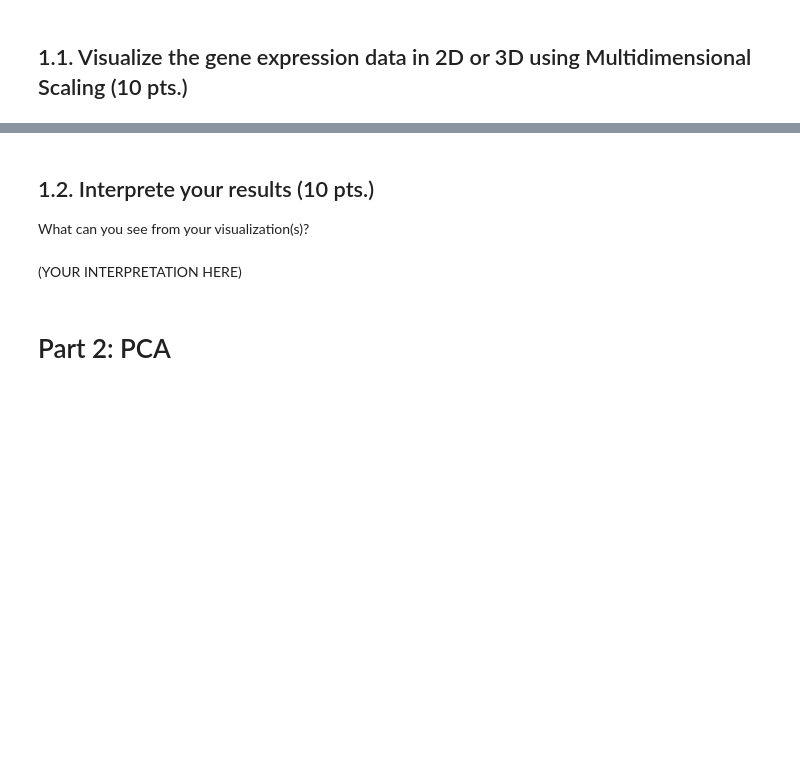
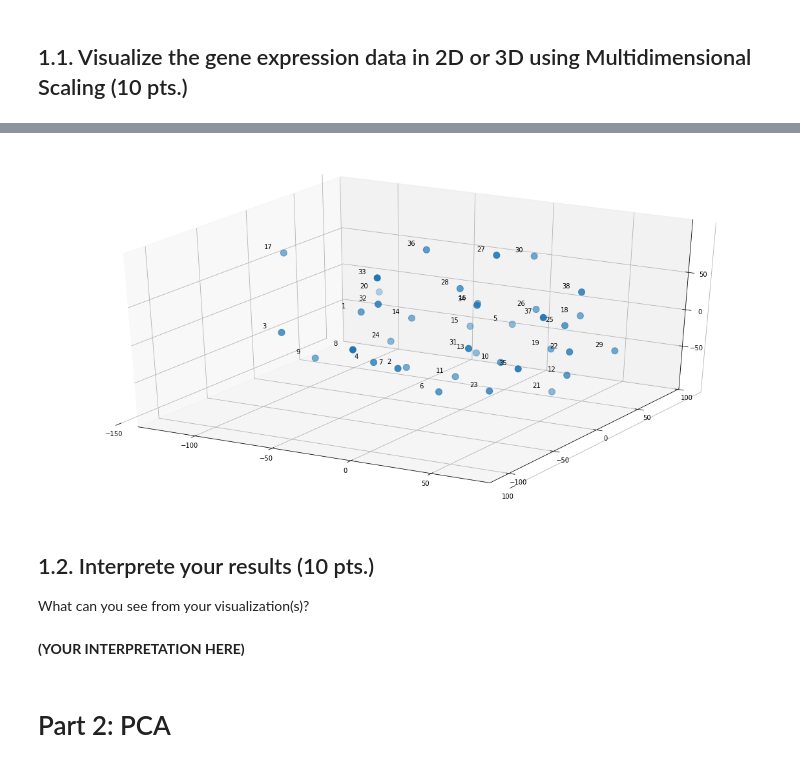
Before and after one commit to tengdann/si618, a Jupyter notebook: 618_HW8.ipynb, the cells around one changed output, grey strips where cells are left out. Saved outputs shown, nothing was run; the diff lists cells and outputs as text; code cells hidden in the pictures; blank space fills up the shorter version.

```diff
--- a/618_HW8.ipynb
+++ b/618_HW8.ipynb
@@ -88,9 +113,29 @@ df_test.head()
+# %%
+X = skm.MDS(n_components=3).fit_transform(df_train_norm.loc['1':'33'])
+
+from mpl_toolkits.mplot3d import Axes3D
+from mpl_toolkits.mplot3d import proj3d
+
+fig = plt.figure(figsize = (20,10))
+ax = fig.add_subplot(111, projection='3d')
+ax.scatter(X[:,0], X[:,1], X[:,2], s=100)
+
+ax.set_xticks([-150,-100,-50,0,50,100])
+ax.set_yticks([-100,-50,0,50,100])
+ax.set_zticks([-50,0,50])
+
+for i, s in enumerate(df_train_norm.loc['1':'33'].index):
+    x, y, _ = proj3d.proj_transform(X[i,0],X[i,1],X[i,2],
+                                    ax.get_proj())
+    plt.annotate(s, xy=(x-0.005,y+0.002), fontsize=10)
+# %% [output]
+[figure, added]
 # %% [markdown]
 ## 1.2. Interprete your results (10 pts.)
 
 What can you see from your visualization(s)?
 # %% [markdown]
-(YOUR INTERPRETATION HERE)
+__(YOUR INTERPRETATION HERE)__
 # %% [markdown]
 # Part 2: PCA
 # %% [markdown]
```
Also changed, not shown: parts of 22 cells of this notebook.
